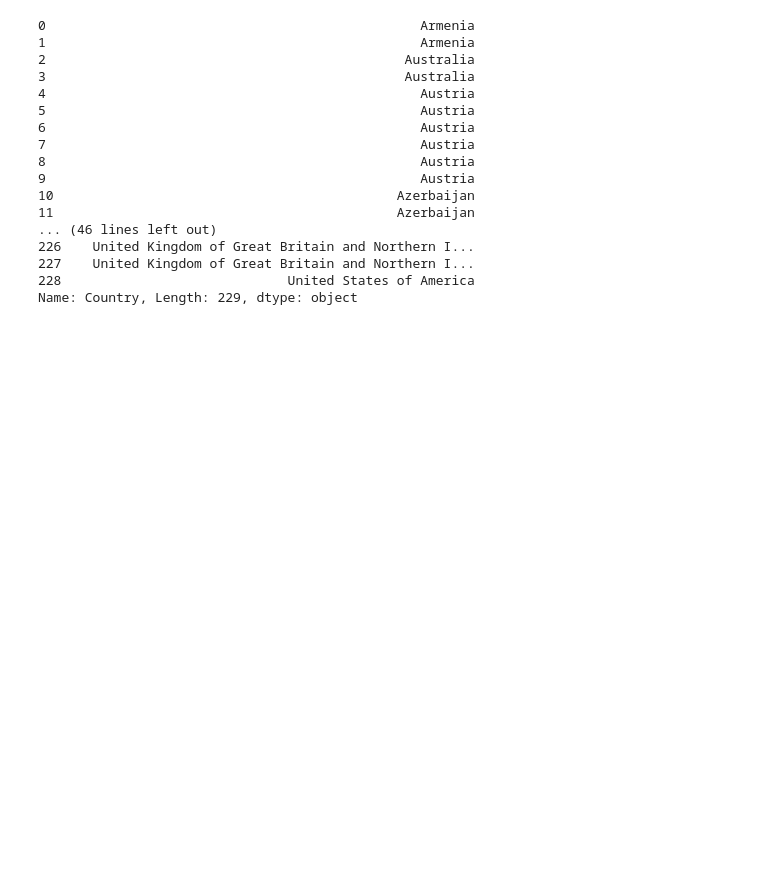
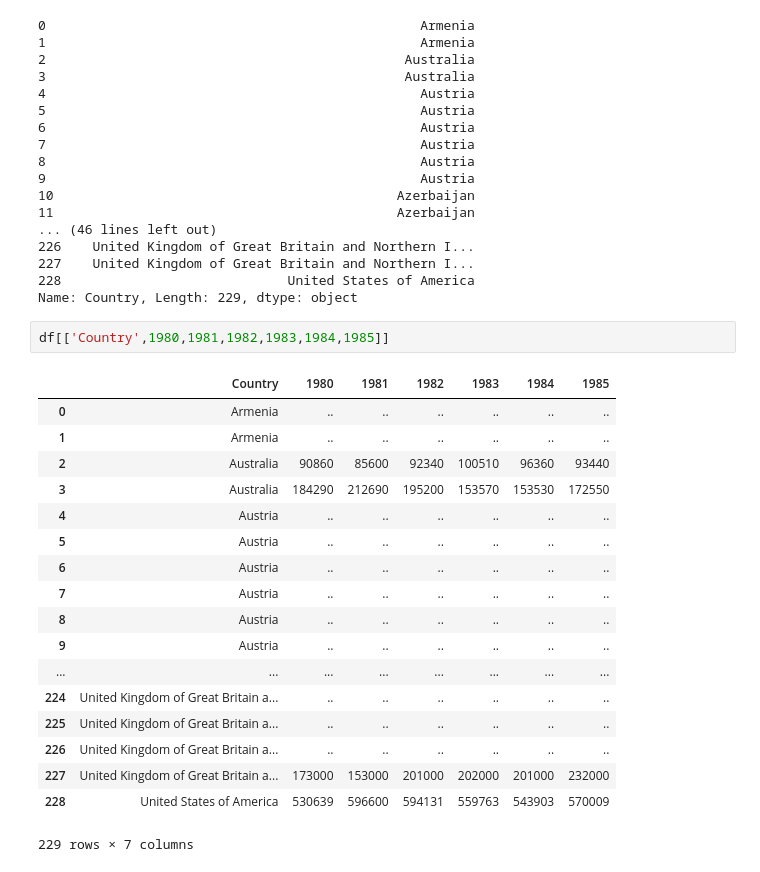
Before and after one commit to AmmaraRazzaq/dataVisualization_with_Python, a Jupyter notebook: Matplotlib.ipynb, the cells around one changed output. Saved outputs shown, nothing was run; the diff lists cells and outputs as text; blank space fills up the shorter version.

Commit message:
create a new dataframe with the name of countries and year 1980-1985

```diff
--- a/Matplotlib.ipynb
+++ b/Matplotlib.ipynb
@@ -205,3 +205,24 @@ df['Country']
 227    United Kingdom of Great Britain and Northern I...
 228                             United States of America
 Name: Country, Length: 229, dtype: object
+# %%
+df[['Country',1980,1981,1982,1983,1984,1985]]
+# %% [output]
+|  | Country | 1980 | 1981 | 1982 | 1983 | 1984 | 1985 |
+| 0 | Armenia | .. | .. | .. | .. | .. | .. |
+| 1 | Armenia | .. | .. | .. | .. | .. | .. |
+| 2 | Australia | 90860 | 85600 | 92340 | 100510 | 96360 | 93440 |
+| 3 | Australia | 184290 | 212690 | 195200 | 153570 | 153530 | 172550 |
+| 4 | Austria | .. | .. | .. | .. | .. | .. |
+| 5 | Austria | .. | .. | .. | .. | .. | .. |
+| 6 | Austria | .. | .. | .. | .. | .. | .. |
+| 7 | Austria | .. | .. | .. | .. | .. | .. |
+| 8 | Austria | .. | .. | .. | .. | .. | .. |
+| 9 | Austria | .. | .. | .. | .. | .. | .. |
+| ... | ... | ... | ... | ... | ... | ... | ... |
+| 224 | United Kingdom of Great Britain a... | .. | .. | .. | .. | .. | .. |
+| 225 | United Kingdom of Great Britain a... | .. | .. | .. | .. | .. | .. |
+| 226 | United Kingdom of Great Britain a... | .. | .. | .. | .. | .. | .. |
+| 227 | United Kingdom of Great Britain a... | 173000 | 153000 | 201000 | 202000 | 201000 | 232000 |
+| 228 | United States of America | 530639 | 596600 | 594131 | 559763 | 543903 | 570009 |
+229 rows × 7 columns
```
